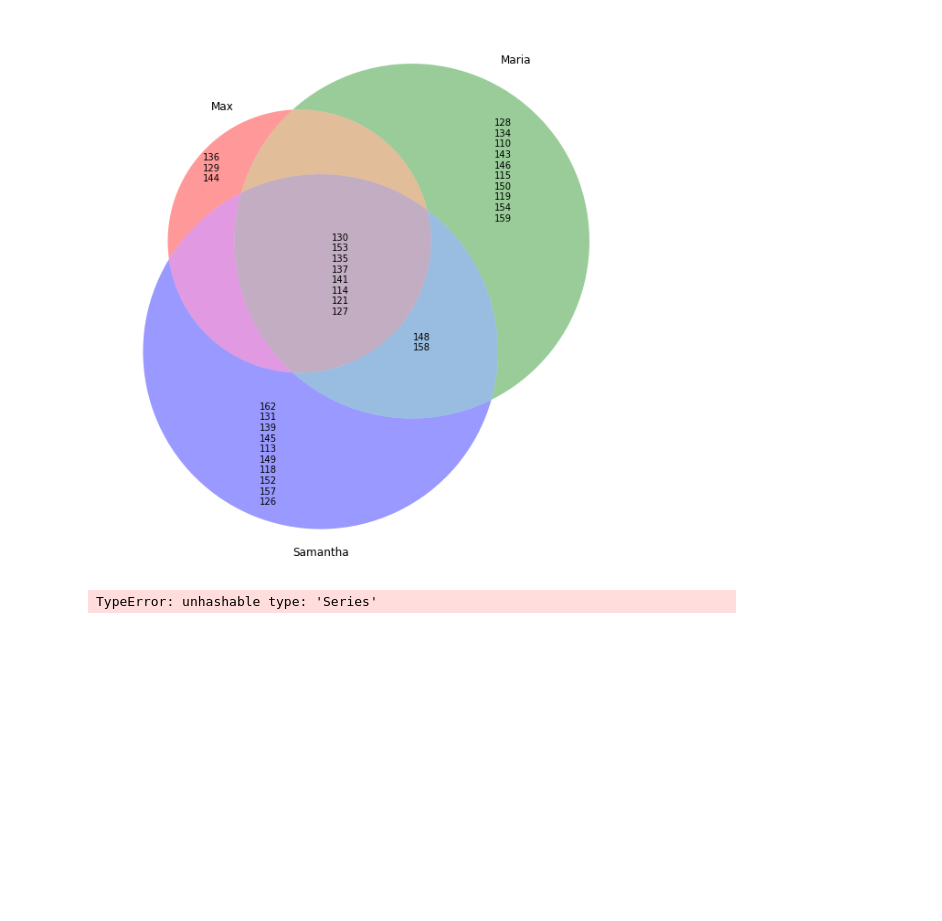
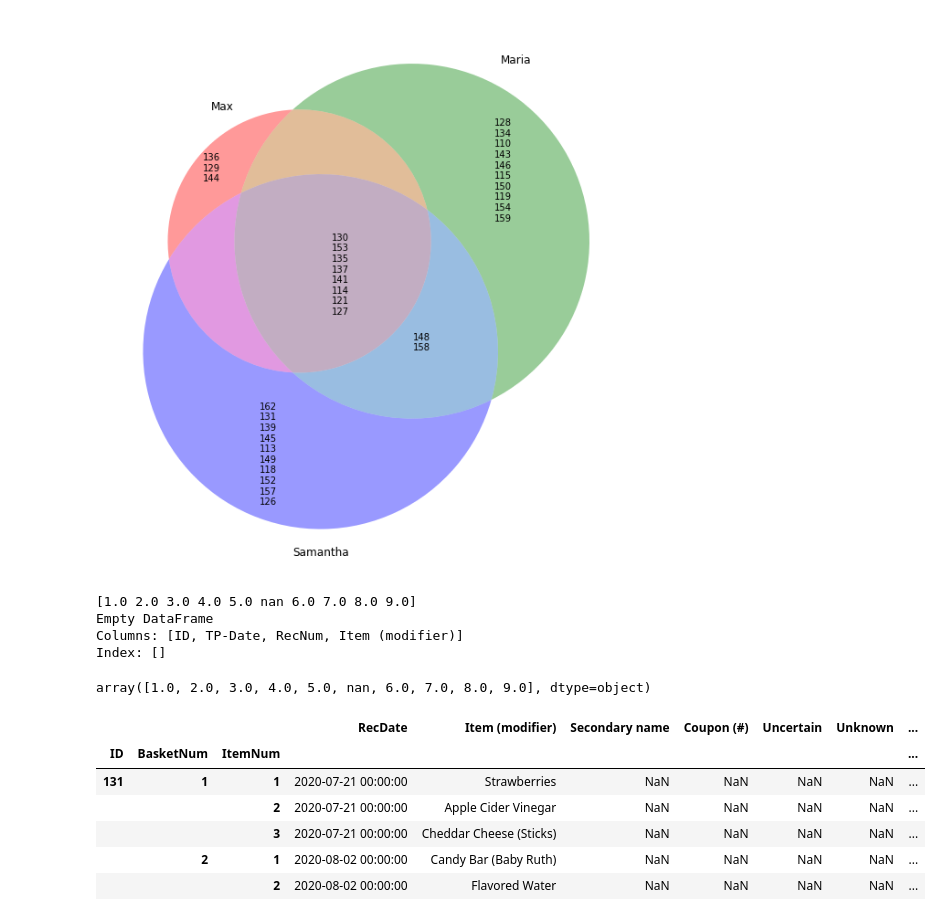
Before and after one commit to jjailer/grocery-receipt-data-cleaning, a Jupyter notebook: Scripts/data_validation.ipynb, the cells around one changed output. Saved outputs shown, nothing was run; the diff lists cells and outputs as text; code cells hidden in the pictures; blank space fills up the shorter version.

Commit message:
fixed 2 typos in sam's data

```diff
--- a/Scripts/data_validation.ipynb
+++ b/Scripts/data_validation.ipynb
@@ -9,9 +10,9 @@ from matplotlib_venn import venn3
 # %%
 data_path = '../Data/Max, Samantha, Maria data.xlsx'
 xls = pd.ExcelFile(data_path)
-max_df = pd.read_excel(xls, sheet_name = 'Max', parse_dates = True)
-mar_df = pd.read_excel(xls, sheet_name = 'Maria', parse_dates = True)
-sam_df = pd.read_excel(xls, sheet_name = 'Samantha', parse_dates = True)
+max_df = pd.read_excel(xls, sheet_name = 'Max', parse_dates = [3])
+mar_df = pd.read_excel(xls, sheet_name = 'Maria', parse_dates = [3])
+sam_df = pd.read_excel(xls, sheet_name = 'Samantha', parse_dates = [3])
 all_df = [max_df, mar_df, sam_df]
 # %%
 for df in all_df:
@@ -42,6 +43,18 @@ v.get_label_by_id('001').set_text('\n'.join(str(s) for s in (sam_ids - max_ids -
 # plt.savefig('../Output/cross-ref_venn_diagram.png')
 # %% [output]
 [figure]
+# %%
+# fixing typos in Sam's data
+print(sam_df.RecNum.unique())
+print(sam_df.loc[sam_df.RecNum == datetime.datetime(1900, 1, 1, 0, 0), ['ID', 'TP-Date', 'RecNum', 'Item (modifier)']])
+sam_df.loc[sam_df.RecNum == datetime.datetime(1900, 1, 1, 0, 0), 'RecNum'] = 1
+sam_df.RecNum.unique()
+# %% [output]
+[1.0 2.0 3.0 4.0 5.0 nan 6.0 7.0 8.0 9.0]
+Empty DataFrame
+Columns: [ID, TP-Date, RecNum, Item (modifier)]
+Index: []
+array([1.0, 2.0, 3.0, 4.0, 5.0, nan, 6.0, 7.0, 8.0, 9.0], dtype=object)
 # %%
 # Build (ID, BasketNum, ItemNum) multi-index
 # where BasketNum is a flatenning of (TP-Date, RecNum)
@@ -49,7 +62,7 @@ v.get_label_by_id('001').set_text('\n'.join(str(s) for s in (sam_ids - max_ids -
 # when receipt number is null, assume all items came from a single basket that day
 for df in all_df:
     df['RecNum'].fillna(value = 1, inplace = True)
-    df['RecNum'] = max_df['RecNum'].astype('int32')
+    df['RecNum'] = df['RecNum'].astype('int32')
 
 # generate BasketNum column from unique (TP-Date, RecNum) pairs
 for df in all_df:
@@ -78,14 +91,21 @@ for df in all_df:
 
 for df in all_df:
     df.drop(columns = ['TP-Date', 'RecNum'], inplace = True)
-# %% [output]
-TypeError: unhashable type: 'Series'
 # %%
 # build multi-index
 for df in all_df:
     df.set_index(['ID', 'BasketNum', 'ItemNum'], inplace = True)
 # %%
+# check multi-indexes
 max_df.iloc[300:350, [0, 1, 2, -2, -1]]
-max_df.head()
+sam_df.head()
+# %% [output]
+|  |  |  | RecDate | Item (modifier) | Secondary name | Coupon (#) | Uncertain | Unknown | ... |
+| ID | BasketNum | ItemNum |  |  |  |  |  |  | ... |
+| 131 | 1 | 1 | 2020-07-21 00:00:00 | Strawberries | NaN | NaN | NaN | NaN | ... |
+|  |  | 2 | 2020-07-21 00:00:00 | Apple Cider Vinegar | NaN | NaN | NaN | NaN | ... |
+|  |  | 3 | 2020-07-21 00:00:00 | Cheddar Cheese (Sticks) | NaN | NaN | NaN | NaN | ... |
+|  | 2 | 1 | 2020-08-02 00:00:00 | Candy Bar (Baby Ruth) | NaN | NaN | NaN | NaN | ... |
+|  |  | 2 | 2020-08-02 00:00:00 | Flavored Water | NaN | NaN | NaN | NaN | ... |
 # %%
 # pandas.compare
```
Also changed, not shown: parts of 3 cells of this notebook.
